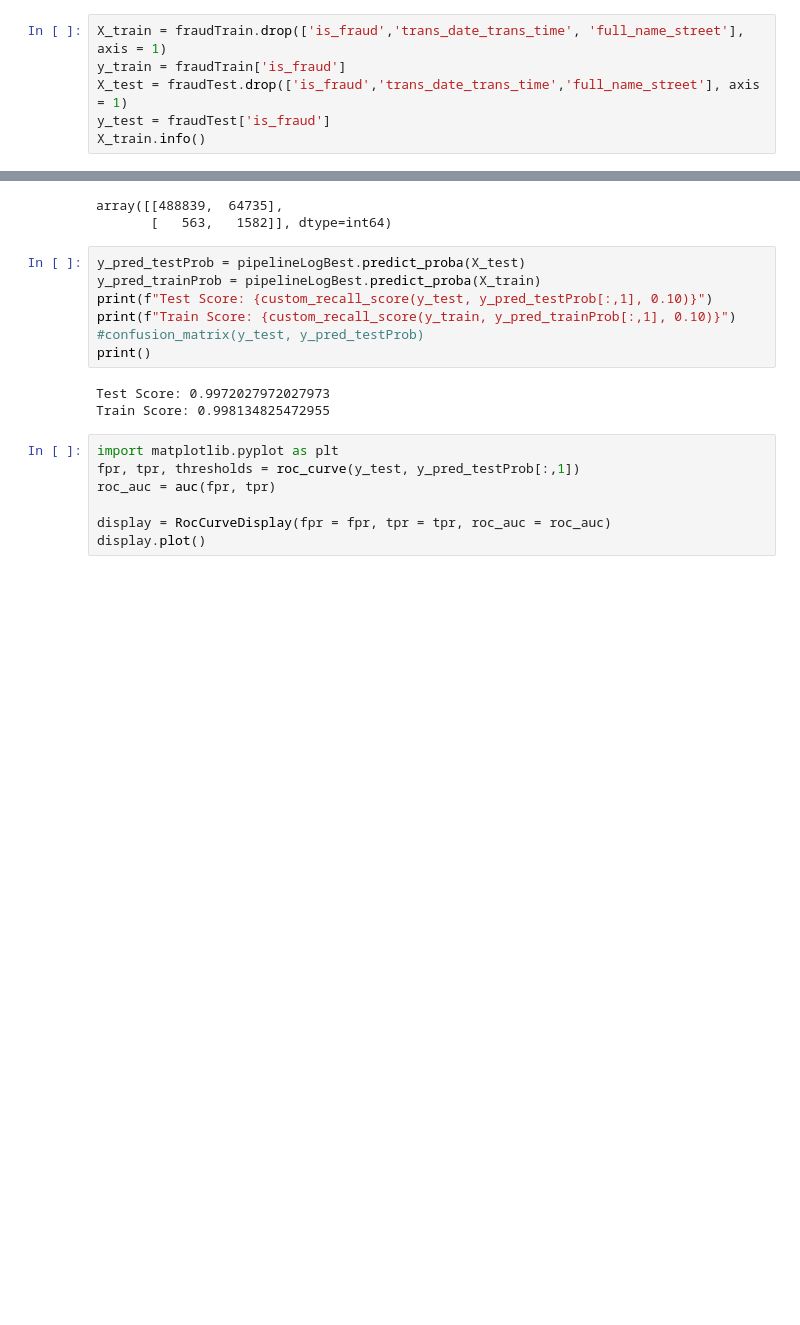
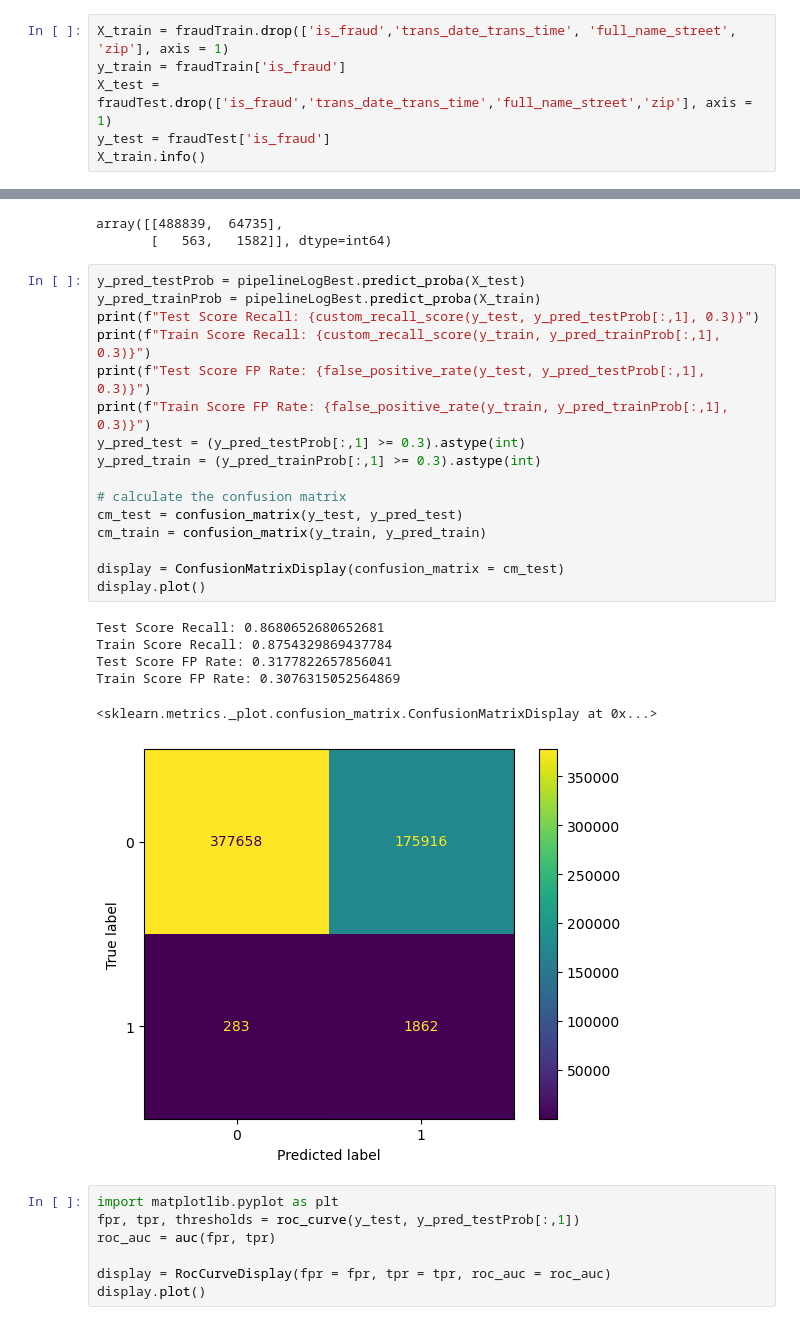
Before and after one commit to ChuckNadel/Classifying-Credit-Card-Fraud, a Jupyter notebook: FraudNotebook1.ipynb, the cells around one changed output, grey strips where cells are left out. Cells and saved outputs as stored; diff of their text form; blank space fills up the shorter version.

```diff
--- a/FraudNotebook1.ipynb
+++ b/FraudNotebook1.ipynb
@@ -381,9 +412,9 @@ fraudTest.drop(['lat','long','unix_time','merch_lat','merch_long'], axis = 1, in
 # %% [markdown]
 Obviously, if we classify every purchase as fradulent, we would get a recall of 1, but that would be an extremely shitty screener. We have to do more work than that. Let's make a baseline logistic regression model, just with the columns we currently have- not taking anything else into account. We would expect this to be a bad model, but it is a good place to start.
 # %%
-X_train = fraudTrain.drop(['is_fraud','trans_date_trans_time', 'full_name_street'], axis = 1)
+X_train = fraudTrain.drop(['is_fraud','trans_date_trans_time', 'full_name_street', 'zip'], axis = 1)
 y_train = fraudTrain['is_fraud']
-X_test = fraudTest.drop(['is_fraud','trans_date_trans_time','full_name_street'], axis = 1)
+X_test = fraudTest.drop(['is_fraud','trans_date_trans_time','full_name_street','zip'], axis = 1)
 y_test = fraudTest['is_fraud']
 X_train.info()
 # %% [output]
@@ -457,13 +493,26 @@ array([[488839,  64735],
 # %%
 y_pred_testProb = pipelineLogBest.predict_proba(X_test)
 y_pred_trainProb = pipelineLogBest.predict_proba(X_train)
-print(f"Test Score: {custom_recall_score(y_test, y_pred_testProb[:,1], 0.10)}")
-print(f"Train Score: {custom_recall_score(y_train, y_pred_trainProb[:,1], 0.10)}")
-#confusion_matrix(y_test, y_pred_testProb)
-print()
+print(f"Test Score Recall: {custom_recall_score(y_test, y_pred_testProb[:,1], 0.3)}")
+print(f"Train Score Recall: {custom_recall_score(y_train, y_pred_trainProb[:,1], 0.3)}")
+print(f"Test Score FP Rate: {false_positive_rate(y_test, y_pred_testProb[:,1], 0.3)}")
+print(f"Train Score FP Rate: {false_positive_rate(y_train, y_pred_trainProb[:,1], 0.3)}")
+y_pred_test = (y_pred_testProb[:,1] >= 0.3).astype(int)
+y_pred_train = (y_pred_trainProb[:,1] >= 0.3).astype(int)
+
+# calculate the confusion matrix
+cm_test = confusion_matrix(y_test, y_pred_test)
+cm_train = confusion_matrix(y_train, y_pred_train)
+
+display = ConfusionMatrixDisplay(confusion_matrix = cm_test)
+display.plot()
 # %% [output]
-Test Score: 0.9972027972027973
-Train Score: 0.998134825472955
+Test Score Recall: 0.8680652680652681
+Train Score Recall: 0.8754329869437784
+Test Score FP Rate: 0.3177822657856041
+Train Score FP Rate: 0.3076315052564869
+<sklearn.metrics._plot.confusion_matrix.ConfusionMatrixDisplay at 0x...>
+[figure, added]
 # %%
 import matplotlib.pyplot as plt
 fpr, tpr, thresholds = roc_curve(y_test, y_pred_testProb[:,1])
```
Also changed, not shown: parts of 15 cells of this notebook.
